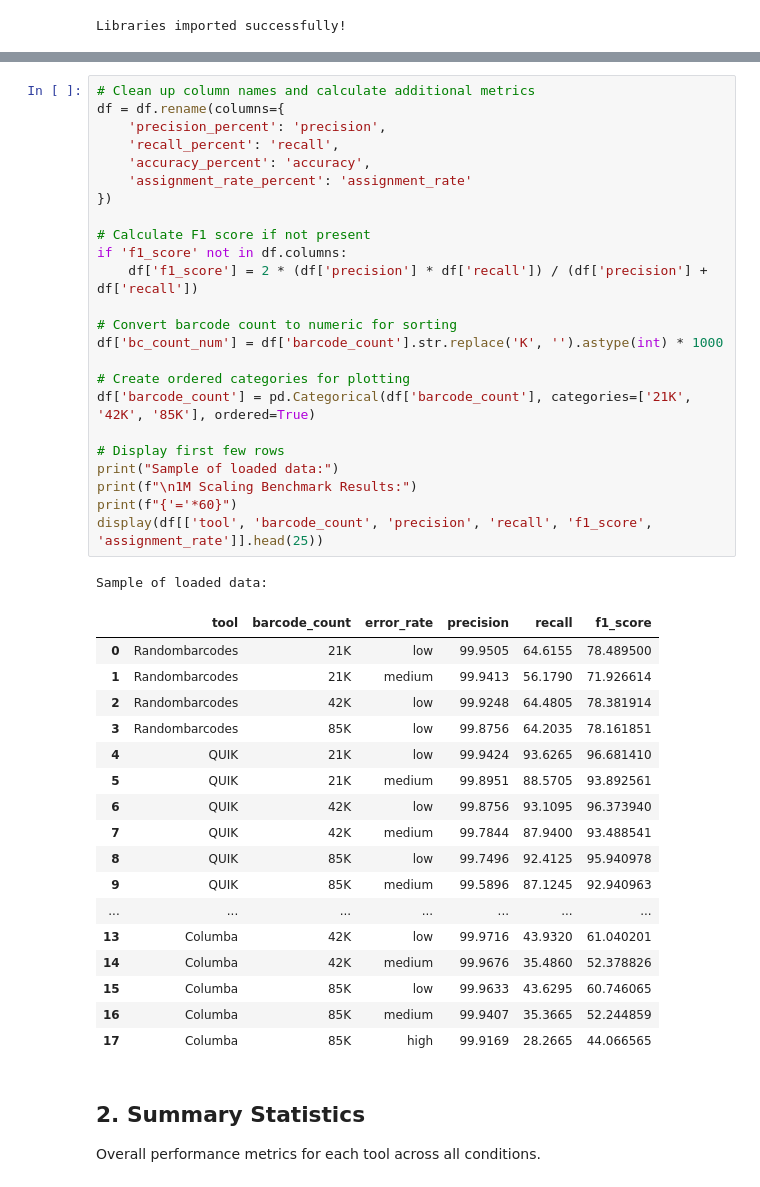
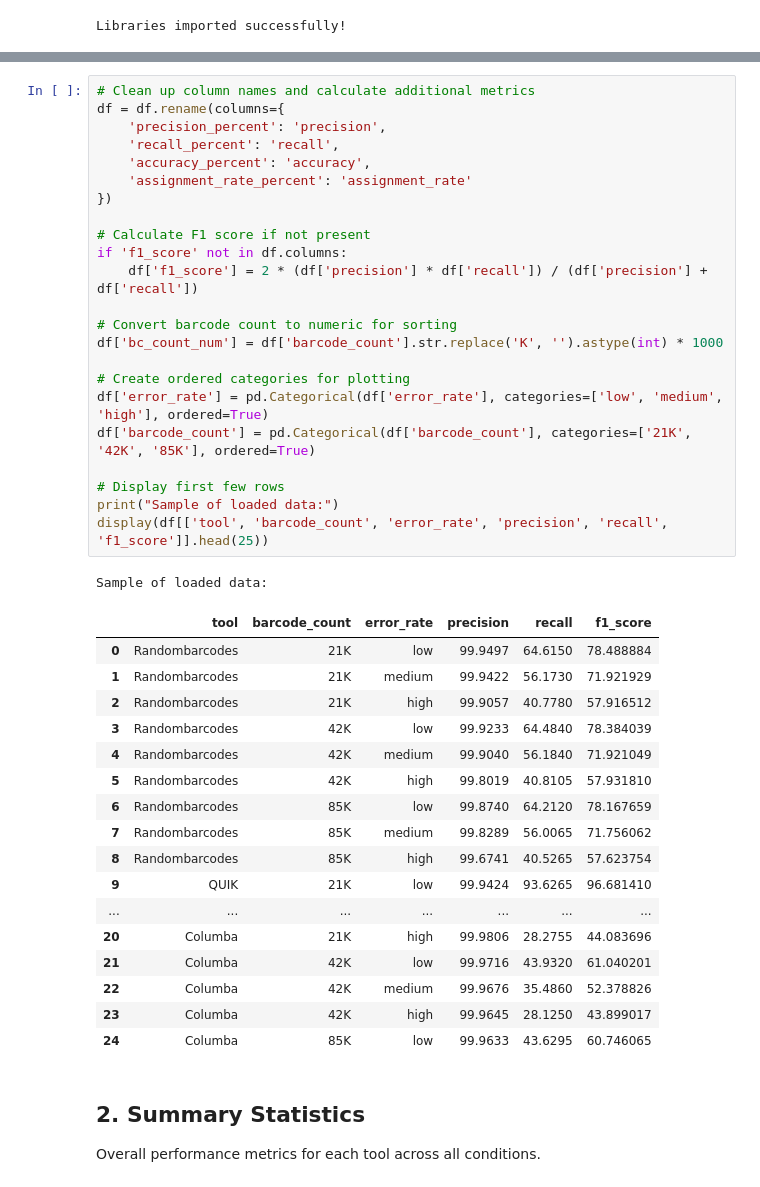
Before and after one commit to OncoRNALab/BarcodeCalling_benchmark, a Jupyter notebook: notebooks/errorrate_benchmark_200K.ipynb, the cells around one changed output, grey strips where cells are left out. Saved outputs shown, nothing was run; the diff lists cells and outputs as text.

```diff
--- a/notebooks/errorrate_benchmark_200K.ipynb
+++ b/notebooks/errorrate_benchmark_200K.ipynb
@@ -126,46 +127,45 @@ Total experiments loaded: 18 / 27
 # %%
 # Clean up column names and calculate additional metrics
 df = df.rename(columns={
     'precision_percent': 'precision',
     'recall_percent': 'recall',
     'accuracy_percent': 'accuracy',
     'assignment_rate_percent': 'assignment_rate'
 })
 
 # Calculate F1 score if not present
 if 'f1_score' not in df.columns:
     df['f1_score'] = 2 * (df['precision'] * df['recall']) / (df['precision'] + df['recall'])
 
 # Convert barcode count to numeric for sorting
 df['bc_count_num'] = df['barcode_count'].str.replace('K', '').astype(int) * 1000
 
 # Create ordered categories for plotting
+df['error_rate'] = pd.Categorical(df['error_rate'], categories=['low', 'medium', 'high'], ordered=True)
 df['barcode_count'] = pd.Categorical(df['barcode_count'], categories=['21K', '42K', '85K'], ordered=True)
 
 # Display first few rows
 print("Sample of loaded data:")
-print(f"\n1M Scaling Benchmark Results:")
-print(f"{'='*60}")
-display(df[['tool', 'barcode_count', 'precision', 'recall', 'f1_score', 'assignment_rate']].head(25))
+display(df[['tool', 'barcode_count', 'error_rate', 'precision', 'recall', 'f1_score']].head(25))
 # %% [output]
 Sample of loaded data:
 |  | tool | barcode_count | error_rate | precision | recall | f1_score |
-| 0 | Randombarcodes | 21K | low | 99.9505 | 64.6155 | 78.489500 |
-| 1 | Randombarcodes | 21K | medium | 99.9413 | 56.1790 | 71.926614 |
-| 2 | Randombarcodes | 42K | low | 99.9248 | 64.4805 | 78.381914 |
-| 3 | Randombarcodes | 85K | low | 99.8756 | 64.2035 | 78.161851 |
-| 4 | QUIK | 21K | low | 99.9424 | 93.6265 | 96.681410 |
-| 5 | QUIK | 21K | medium | 99.8951 | 88.5705 | 93.892561 |
-| 6 | QUIK | 42K | low | 99.8756 | 93.1095 | 96.373940 |
-| 7 | QUIK | 42K | medium | 99.7844 | 87.9400 | 93.488541 |
-| 8 | QUIK | 85K | low | 99.7496 | 92.4125 | 95.940978 |
-| 9 | QUIK | 85K | medium | 99.5896 | 87.1245 | 92.940963 |
+| 0 | Randombarcodes | 21K | low | 99.9497 | 64.6150 | 78.488884 |
+| 1 | Randombarcodes | 21K | medium | 99.9422 | 56.1730 | 71.921929 |
+| 2 | Randombarcodes | 21K | high | 99.9057 | 40.7780 | 57.916512 |
+| 3 | Randombarcodes | 42K | low | 99.9233 | 64.4840 | 78.384039 |
+| 4 | Randombarcodes | 42K | medium | 99.9040 | 56.1840 | 71.921049 |
+| 5 | Randombarcodes | 42K | high | 99.8019 | 40.8105 | 57.931810 |
+| 6 | Randombarcodes | 85K | low | 99.8740 | 64.2120 | 78.167659 |
+| 7 | Randombarcodes | 85K | medium | 99.8289 | 56.0065 | 71.756062 |
+| 8 | Randombarcodes | 85K | high | 99.6741 | 40.5265 | 57.623754 |
+| 9 | QUIK | 21K | low | 99.9424 | 93.6265 | 96.681410 |
 | ... | ... | ... | ... | ... | ... | ... |
-| 13 | Columba | 42K | low | 99.9716 | 43.9320 | 61.040201 |
-| 14 | Columba | 42K | medium | 99.9676 | 35.4860 | 52.378826 |
-| 15 | Columba | 85K | low | 99.9633 | 43.6295 | 60.746065 |
-| 16 | Columba | 85K | medium | 99.9407 | 35.3665 | 52.244859 |
-| 17 | Columba | 85K | high | 99.9169 | 28.2665 | 44.066565 |
+| 20 | Columba | 21K | high | 99.9806 | 28.2755 | 44.083696 |
+| 21 | Columba | 42K | low | 99.9716 | 43.9320 | 61.040201 |
+| 22 | Columba | 42K | medium | 99.9676 | 35.4860 | 52.378826 |
+| 23 | Columba | 42K | high | 99.9645 | 28.1250 | 43.899017 |
+| 24 | Columba | 85K | low | 99.9633 | 43.6295 | 60.746065 |
 # %% [markdown]
 ## 2. Summary Statistics
 
```
Also changed, not shown: parts of 7 cells of this notebook.
